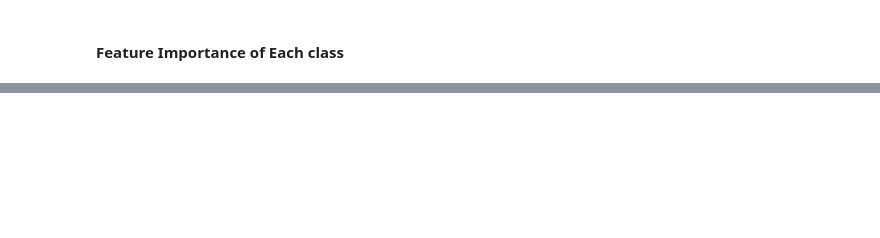
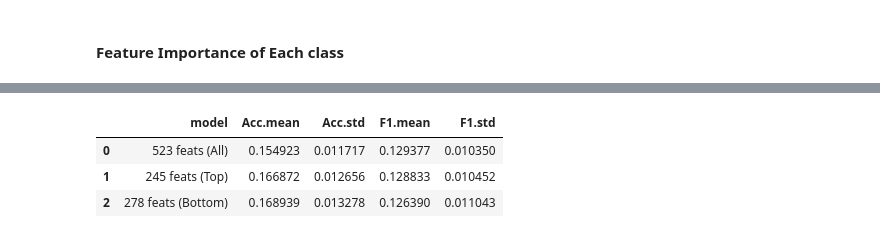
Before and after one commit to liao961120/cilin, a Jupyter notebook: etc/radical_semantic_classification.ipynb, the cells around one changed output, grey strips where cells are left out. Cells and saved outputs as stored; diff of their text form; code cells hidden in the pictures; blank space fills up the shorter version.

```diff
--- a/etc/radical_semantic_classification.ipynb
+++ b/etc/radical_semantic_classification.ipynb
@@ -622,27 +613,40 @@ from random import sample, seed
 
 seed(10)
 
+rnd_acc_546feat, rnd_acc_314feat, rnd_acc_165feat, rnd_acc_rnd165feat = [], [], [], []
+rnd_f1_546feat, rnd_f1_314feat, rnd_f1_165feat, rnd_f1_rnd165feat = [], [], [], []
 acc_546feat, acc_314feat, acc_165feat, acc_rnd165feat = [], [], [], []
 f1_546feat, f1_314feat, f1_165feat, f1_rnd165feat = [], [], [], []
-sampled_feat = sample(DTM.features, 160)
-for i in range(100):
+
+sampled_feat = set(DTM.features) - set(df_importance_selected.index)  # sample(DTM.features, 114)
+for i in range(150):
     df_feat, df_tgt = DTM.pd, DTM.df_tgt
+
     X_train, X_test, y_train, y_test = train_test_split(
-        df_feat, df_tgt, tgt_col="lev1", test_size = 0.3, random_state = i
+        df_feat, df_tgt, tgt_col="lev1", test_size = 0.5, random_state = i
     )
     X_train_sm, X_test_sm = X_train[df_importance_selected.index], X_test[df_importance_selected.index]
-    X_train_sm2, X_test_sm2 = X_train[df_importance_selected2.index], X_test[df_importance_selected2.index]
+    # X_train_sm2, X_test_sm2 = X_train[df_importance_selected2.index], X_test[df_importance_selected2.index]
     X_train_rnd, X_test_rnd = X_train[sampled_feat], X_test[sampled_feat]
+    y_train_shuffle, y_test_shuffle = sample(y_train, len(y_train)),  sample(y_test, len(y_test))
 
-    for xtrain, xtest, acc, f1 in zip([X_train, X_train_sm, X_train_sm2, X_train_rnd],
-                                  [X_test, X_test_sm, X_test_sm2, X_test_rnd],
-                                  [acc_546feat, acc_165feat, acc_314feat, acc_rnd165feat],
-                                  [f1_546feat, f1_165feat, f1_314feat, f1_rnd165feat]):
+    for xtrain, xtest, acc, f1, acc_rnd, f1_rnd in zip([X_train, X_train_sm, X_train_rnd],
+                                  [X_test, X_test_sm, X_test_rnd],
+                                  [acc_546feat, acc_165feat , acc_rnd165feat],
+                                  [f1_546feat, f1_165feat, f1_rnd165feat],
+                                  [rnd_acc_546feat, rnd_acc_165feat , rnd_acc_rnd165feat],
+                                  [rnd_f1_546feat, rnd_f1_165feat, rnd_f1_rnd165feat]
+                                  ):
         model = MultinomialNB(alpha=0.001)
         model.fit(xtrain, y_train)
         predictions = model.predict(xtest)
         acc.append(accuracy_score(y_test, predictions))
         f1.append(f1_score(y_test, predictions, average="weighted"))
+
+        # model.fit(xtrain, y_train_shuffle)
+        # predictions = model.predict(xtest)
+        acc_rnd.append(accuracy_score(y_test_shuffle, predictions))
+        f1_rnd.append(f1_score(y_test_shuffle, predictions, average="weighted"))
 # %%
 from statistics import stdev, median, mean
 
@@ -708,0 +664,13 @@ plt.show()
+# %%
+# Random baseline (prediction labels shuffled)
+df = pd.DataFrame([
+    ["523 feats (All)",    mean(rnd_acc_546feat), stdev(rnd_acc_546feat), mean(rnd_f1_546feat), stdev(rnd_f1_546feat)],
+    ["245 feats (Top)",    mean(rnd_acc_165feat), stdev(rnd_acc_165feat), mean(rnd_f1_165feat), stdev(rnd_f1_165feat)],
+    ["278 feats (Bottom)", mean(rnd_acc_rnd165feat), stdev(rnd_acc_rnd165feat), mean(rnd_f1_rnd165feat), stdev(rnd_f1_rnd165feat)],
+], columns=['model', 'Acc.mean', 'Acc.std', 'F1.mean', 'F1.std' ])
+df
+# %% [output]
+|  | model | Acc.mean | Acc.std | F1.mean | F1.std |
+| 0 | 523 feats (All) | 0.154923 | 0.011717 | 0.129377 | 0.010350 |
+| 1 | 245 feats (Top) | 0.166872 | 0.012656 | 0.128833 | 0.010452 |
+| 2 | 278 feats (Bottom) | 0.168939 | 0.013278 | 0.126390 | 0.011043 |
```
Also changed, not shown: parts of 25 cells of this notebook.
